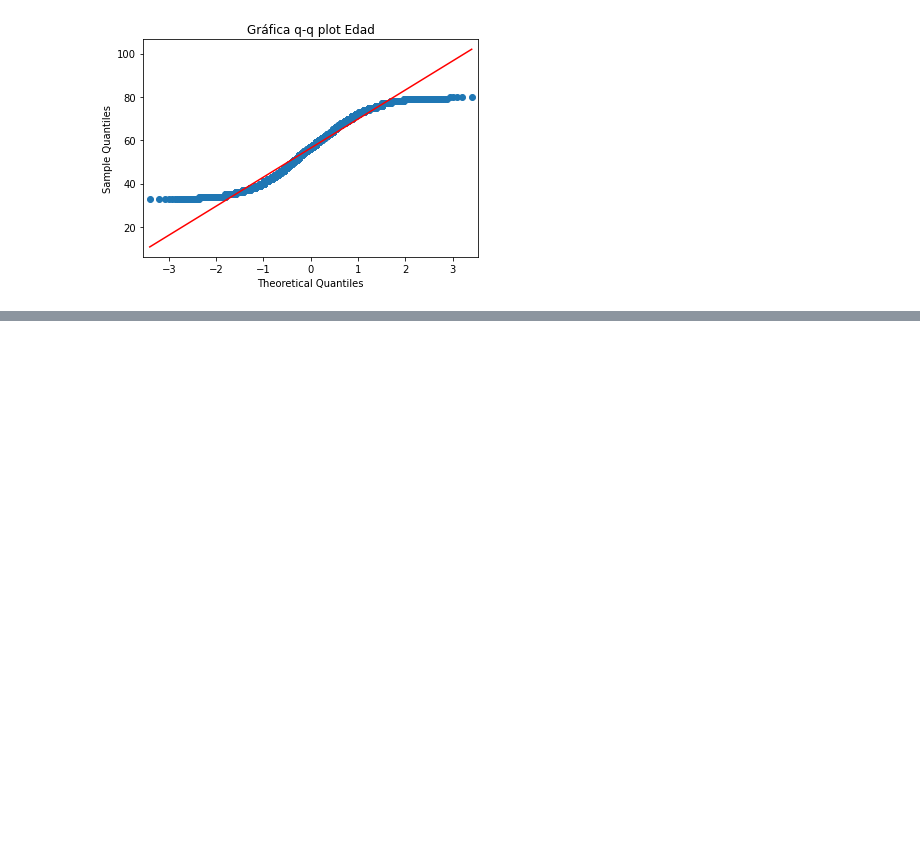
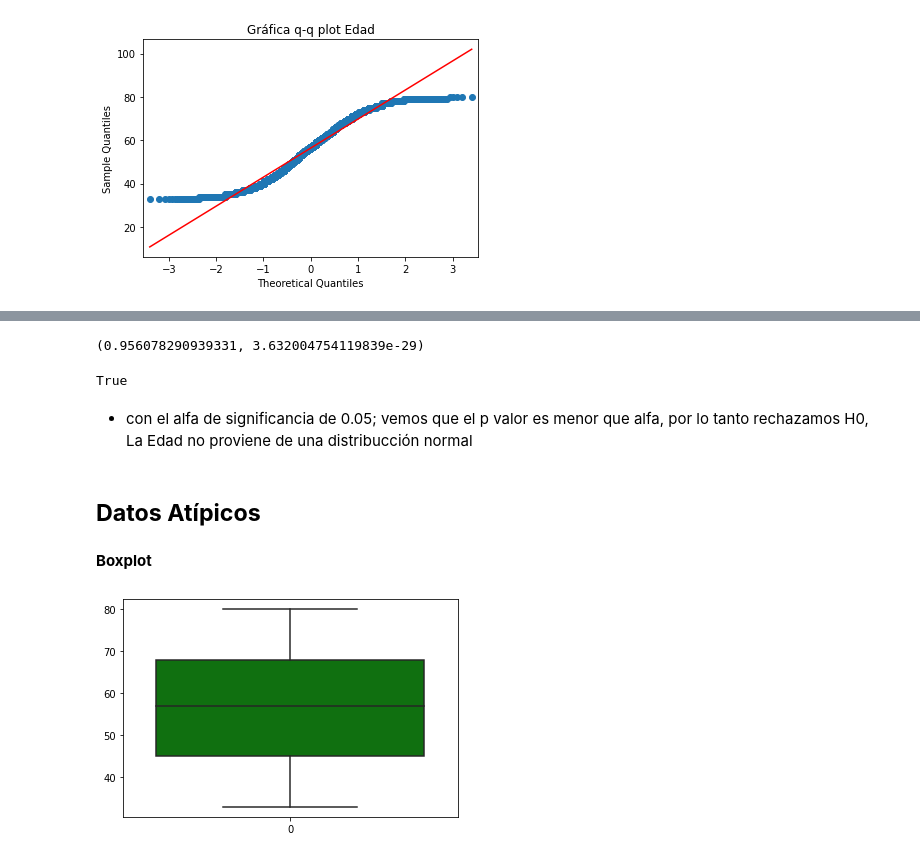
Before and after one commit to Oscar19922017/ProyectoPropensionCompra, a Jupyter notebook: EDA_PropensionCompra.ipynb, the cells around one changed output, grey strips where cells are left out. Cells and saved outputs as stored; diff of their text form; code cells hidden in the pictures; blank space fills up the shorter version.

```diff
--- a/EDA_PropensionCompra.ipynb
+++ b/EDA_PropensionCompra.ipynb
@@ -720,0 +740,18 @@ p valor;
+# %%
+stat,pvalue
+# %% [output]
+(0.956078290939331, 3.632004754119839e-29)
+# %%
+pvalue < 0.05
+# %% [output]
+True
+# %% [markdown]
+* con el alfa de significancia de 0.05; vemos que el p valor es menor que alfa, por lo tanto rechazamos H0, La Edad no proviene de una distribucción normal
+# %% [markdown]
+## **Datos Atípicos**
+# %% [markdown]
+**Boxplot**
+# %%
+sns.boxplot(Edad, color="green");
+# %% [output]
+[figure, added]
```
Also changed, not shown: parts of 42 cells of this notebook.
